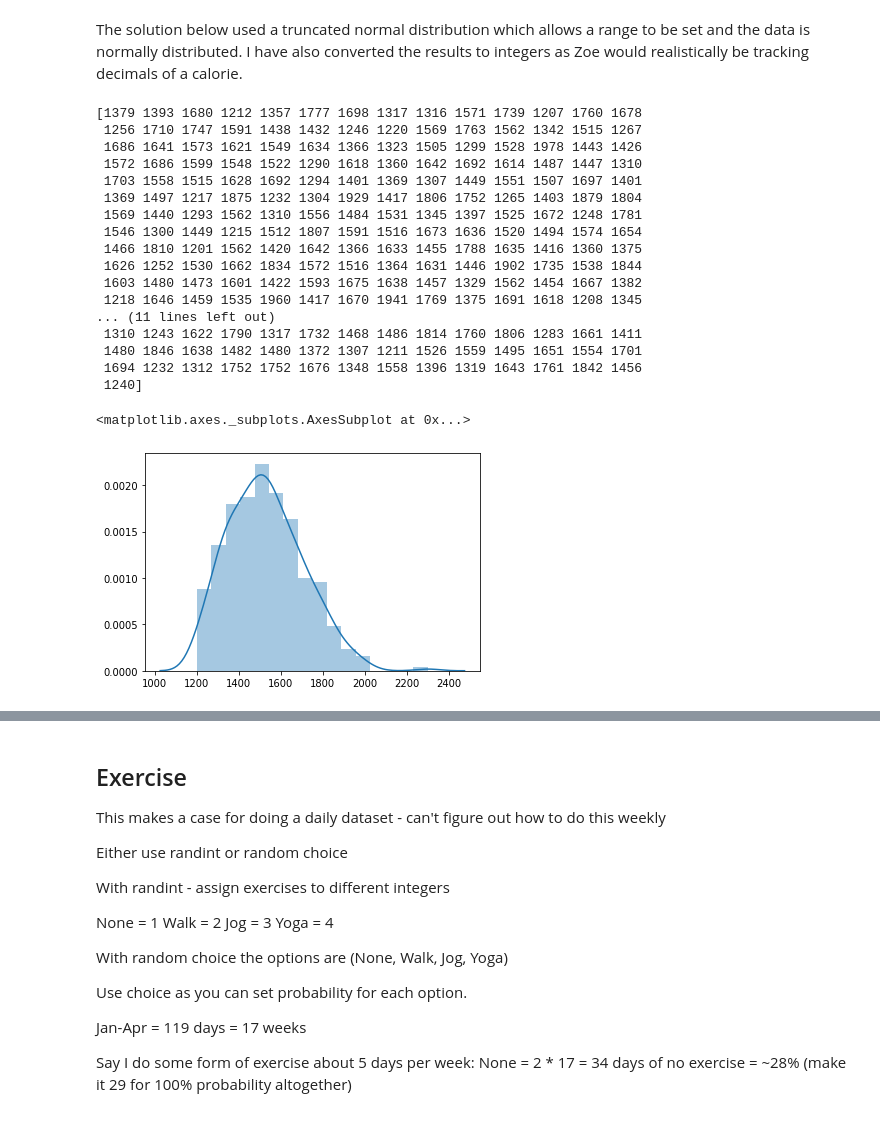
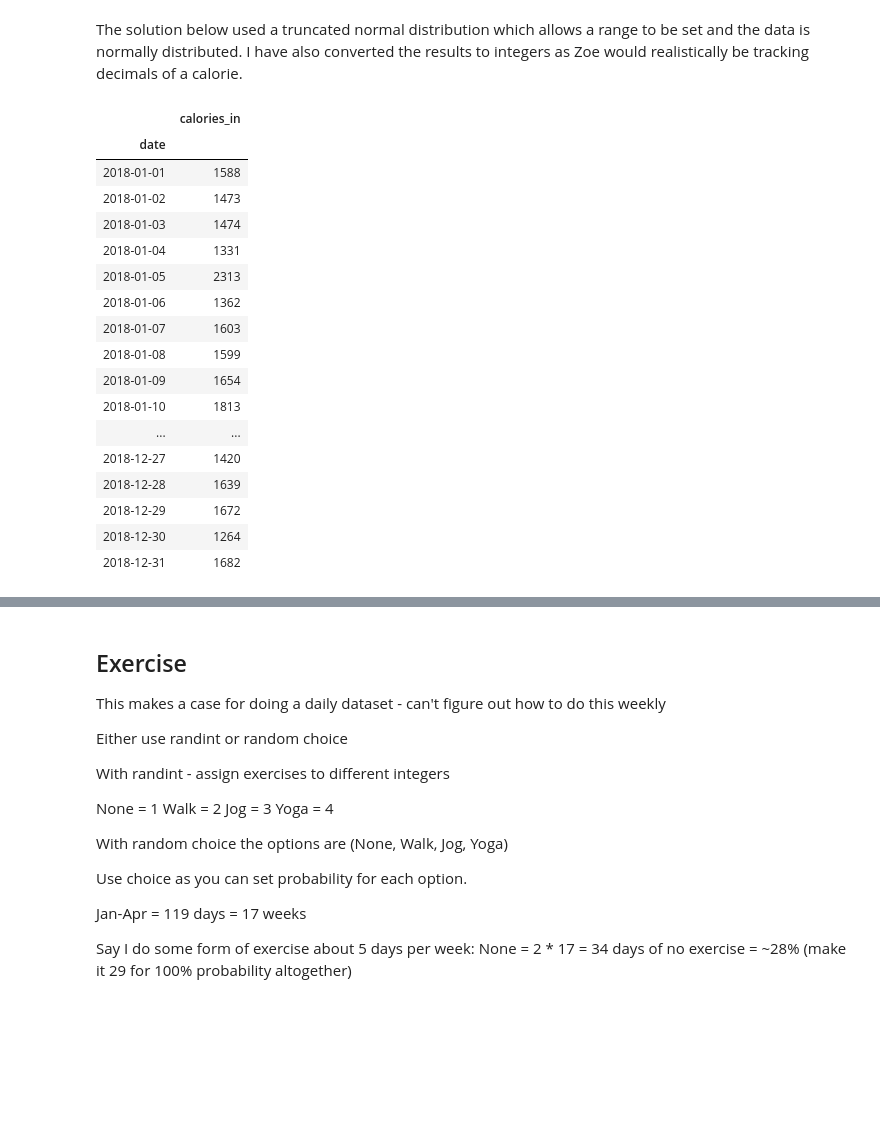
Before and after one commit to jennifer-ryan/data-set-simulation, a Jupyter notebook: Dataset Simulation.ipynb, the cells around one changed output, grey strips where cells are left out. Saved outputs shown, nothing was run; the diff lists cells and outputs as text; code cells hidden in the pictures; blank space fills up the shorter version.

Commit message:
calories_in code added. Trying to figure out how to have different values for weekends

```diff
--- a/Dataset Simulation.ipynb
+++ b/Dataset Simulation.ipynb
@@ -176,43 +152,47 @@ The solution below used a truncated normal distribution which allows a range to
 # %%
 # https://stackoverflow.com/a/18444710
 # https://stackoverflow.com/a/53948014
 
-# The lowest
-low = 1200
-high = 2500
-mu = 1500
-sigma = 200
-
-x = stats.truncnorm((low - mu) / sigma, (high - mu) / sigma, loc=mu, scale=sigma)
 
 
-# https://docs.scipy.org/doc/scipy-0.15.1/reference/generated/scipy.stats.truncnorm.html
 
-calories_in = x.rvs(365)
+def calories_in():
+    low = 1200
+    high = 2500
+    mu = 1500
+    sigma = 250
+    x = stats.truncnorm((low - mu) / sigma, (high - mu) / sigma, loc=mu, scale=sigma)
+    cal_in = x.rvs(365).astype(int)
+    return cal_in
 
-# https://stackoverflow.com/a/37411711
-calories_in = calories_in.astype(int)
-calories_in
 
-print(calories_in)
-sns.distplot(calories_in)
+    # https://docs.scipy.org/doc/scipy-0.15.1/reference/generated/scipy.stats.truncnorm.html
+    # https://stackoverflow.com/a/37411711
+
+
+
+#calories_in()
+#
+df['calories_in'] = calories_in()
+
+pd.options.display.max_rows = 365
+df
 # %% [output]
-[1379 1393 1680 1212 1357 1777 1698 1317 1316 1571 1739 1207 1760 1678
- 1256 1710 1747 1591 1438 1432 1246 1220 1569 1763 1562 1342 1515 1267
- 1686 1641 1573 1621 1549 1634 1366 1323 1505 1299 1528 1978 1443 1426
- 1572 1686 1599 1548 1522 1290 1618 1360 1642 1692 1614 1487 1447 1310
- 1703 1558 1515 1628 1692 1294 1401 1369 1307 1449 1551 1507 1697 1401
- 1369 1497 1217 1875 1232 1304 1929 1417 1806 1752 1265 1403 1879 1804
- 1569 1440 1293 1562 1310 1556 1484 1531 1345 1397 1525 1672 1248 1781
- 1546 1300 1449 1215 1512 1807 1591 1516 1673 1636 1520 1494 1574 1654
- 1466 1810 1201 1562 1420 1642 1366 1633 1455 1788 1635 1416 1360 1375
- 1626 1252 1530 1662 1834 1572 1516 1364 1631 1446 1902 1735 1538 1844
- 1603 1480 1473 1601 1422 1593 1675 1638 1457 1329 1562 1454 1667 1382
- 1218 1646 1459 1535 1960 1417 1670 1941 1769 1375 1691 1618 1208 1345
-... (11 lines left out)
- 1310 1243 1622 1790 1317 1732 1468 1486 1814 1760 1806 1283 1661 1411
- 1480 1846 1638 1482 1480 1372 1307 1211 1526 1559 1495 1651 1554 1701
- 1694 1232 1312 1752 1752 1676 1348 1558 1396 1319 1643 1761 1842 1456
- 1240]
-<matplotlib.axes._subplots.AxesSubplot at 0x...>
-[figure, removed]
+|  | calories_in |
+| date |  |
+| 2018-01-01 | 1588 |
+| 2018-01-02 | 1473 |
+| 2018-01-03 | 1474 |
+| 2018-01-04 | 1331 |
+| 2018-01-05 | 2313 |
+| 2018-01-06 | 1362 |
+| 2018-01-07 | 1603 |
+| 2018-01-08 | 1599 |
+| 2018-01-09 | 1654 |
+| 2018-01-10 | 1813 |
+| ... | ... |
+| 2018-12-27 | 1420 |
+| 2018-12-28 | 1639 |
+| 2018-12-29 | 1672 |
+| 2018-12-30 | 1264 |
+| 2018-12-31 | 1682 |
```
Also changed, not shown: parts of 17 cells of this notebook.
